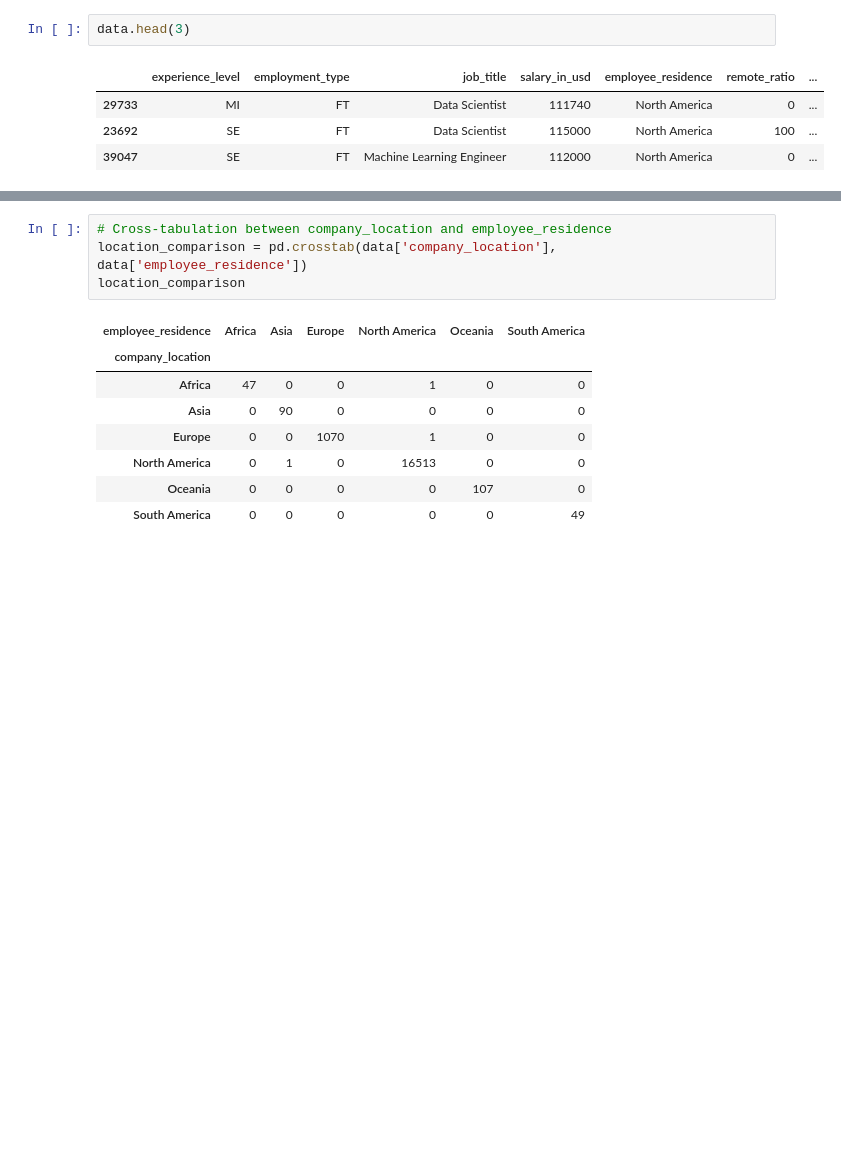
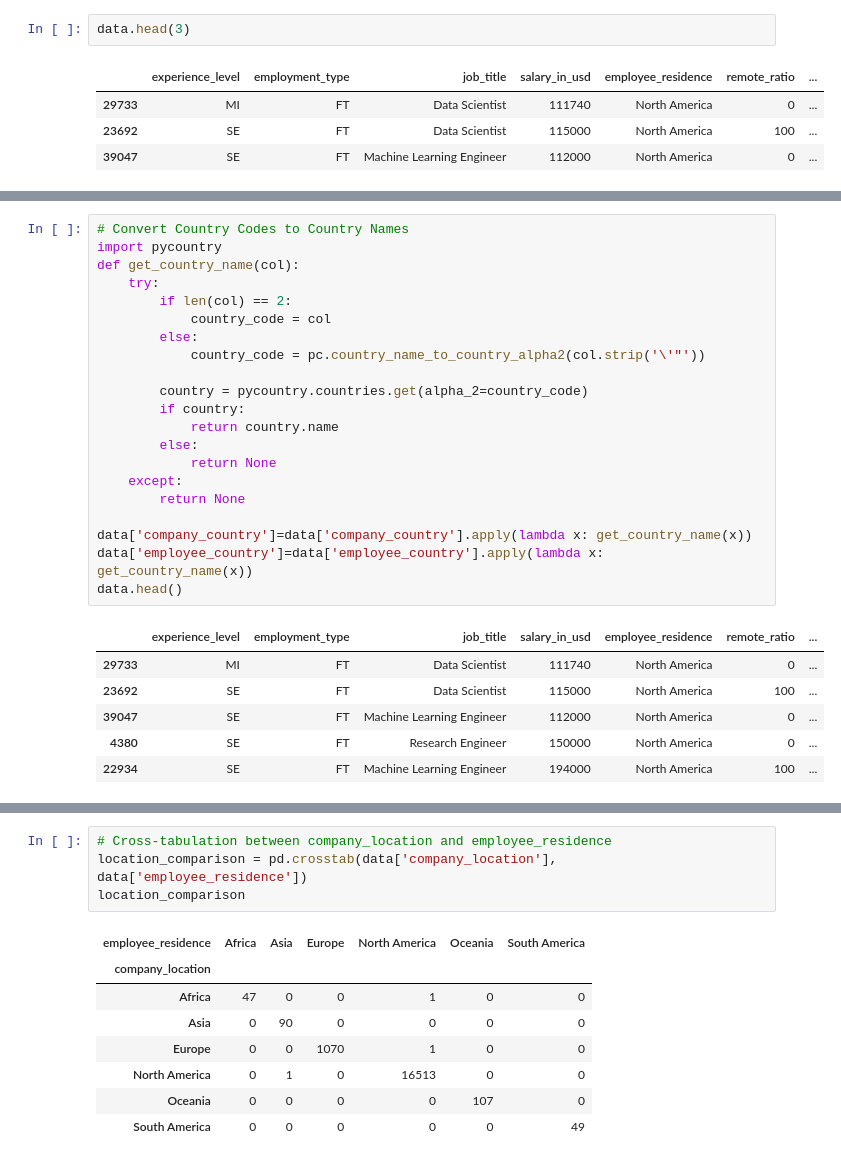
Before and after one commit to juankquintana/prediccion_salarios, a Jupyter notebook: salaries.ipynb, the cells around one changed output, grey strips where cells are left out. Drawn from its saved outputs; the diff is of its cells as text; blank space fills up the shorter version.

```diff
--- a/salaries.ipynb
+++ b/salaries.ipynb
@@ -405,0 +415,28 @@ data.shape
+# %%
+# Convert Country Codes to Country Names
+import pycountry
+def get_country_name(col):
+    try:
+        if len(col) == 2:
+            country_code = col
+        else:
+            country_code = pc.country_name_to_country_alpha2(col.strip('\'"'))
+
+        country = pycountry.countries.get(alpha_2=country_code)
+        if country:
+            return country.name
+        else:
+            return None
+    except:
+        return None
+
+data['company_country']=data['company_country'].apply(lambda x: get_country_name(x))
+data['employee_country']=data['employee_country'].apply(lambda x: get_country_name(x))
+data.head()
+# %% [output]
+|  | experience_level | employment_type | job_title | salary_in_usd | employee_residence | remote_ratio | ... |
+| 29733 | MI | FT | Data Scientist | 111740 | North America | 0 | ... |
+| 23692 | SE | FT | Data Scientist | 115000 | North America | 100 | ... |
+| 39047 | SE | FT | Machine Learning Engineer | 112000 | North America | 0 | ... |
+| 4380 | SE | FT | Research Engineer | 150000 | North America | 0 | ... |
+| 22934 | SE | FT | Machine Learning Engineer | 194000 | North America | 100 | ... |
```
Also changed, not shown: parts of 10 cells of this notebook, 1 other file.
